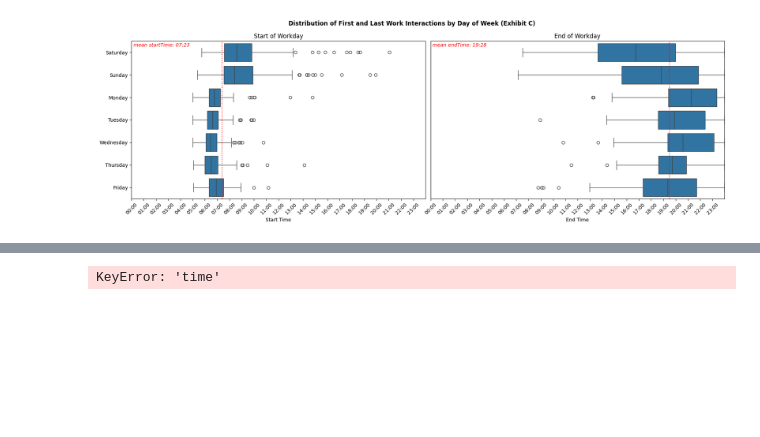
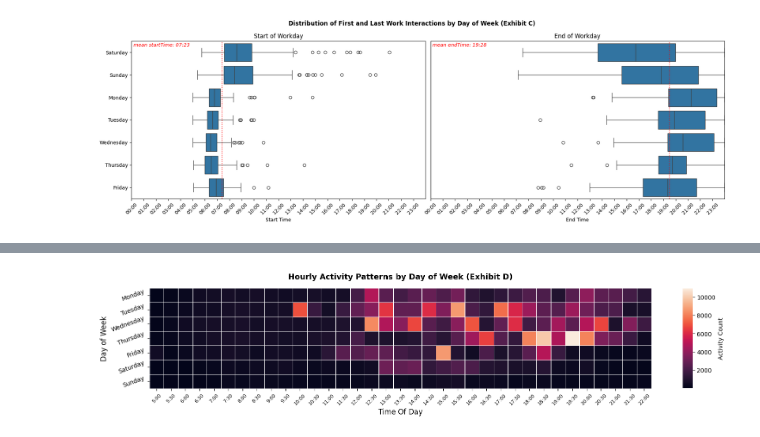
Before and after one commit to SB0912/Consulting-Portfolio, a Jupyter notebook: HvT.ipynb, the cells around one changed output, grey strips where cells are left out. Cells and saved outputs as stored; diff of their text form; code cells hidden in the pictures; blank space fills up the shorter version.

```diff
--- a/HvT.ipynb
+++ b/HvT.ipynb
@@ -368,22 +339,49 @@ plt.show()
-# %%
-curser.execute("select * from AllStamps having time(date) >= '05:00:00' ")
-
-AllStamps = curser.fetchall()
-headers = [i[0] for i in curser.description]
-AllStampsDf = pd.DataFrame(AllStamps, columns=[headers], index=None)
-AllStampsDf.columns = ['_'.join(col) if isinstance(col, tuple) else col for col in AllStampsDf.columns]
-AllStampsDf['date'] = pd.to_datetime(AllStampsDf['date'])
-AllStampsDf['time'] = AllStampsDf['time'].apply(lambda x: str(x).split()[-1])
-display(AllStampsDf)
-
-facebookTs = pd.read_csv('C:\\Users\\Greg\\Documents\\Repos\\FacebookTs.csv')
-facebookTs['date'] = facebookTs['date'] + ' ' + facebookTs['time']
-facebookTs.drop('time', axis=1, inplace=True)
-facebookTs['date'] = pd.to_datetime(facebookTs['date'])
-facebookTs['SourceT'] = 'facebook'
-
-print(facebookTs.info())
-print(facebookTs.head())
-# %% [output]
-KeyError: 'time'
+# %%
+curser.execute("SELECT * FROM AllStamps WHERE TIME(date) >= '05:00:00'")
+AllStampsDf = pd.DataFrame(curser.fetchall(), columns=[i[0] for i in curser.description])
+AllStampsDf['date'] = pd.to_datetime(AllStampsDf['date'])
+
+facebookTs = pd.read_csv('C:\\Users\\Greg\\Documents\\Repos\\FacebookTs.csv')
+facebookTs['date'] = pd.to_datetime(facebookTs['date'] + ' ' + facebookTs.pop('time'))
+facebookTs['SourceT'] = 'facebook'
+
+AllStampsDf['hour'] = AllStampsDf['date'].dt.hour + AllStampsDf['date'].dt.minute/60  # Decimal hours
+AllStampsDf['day_of_week'] = AllStampsDf['date'].dt.day_name()
+
+weekday_order = ['Monday', 'Tuesday', 'Wednesday', 'Thursday', 'Friday', 'Saturday', 'Sunday']
+
+# Create bins from 5AM to midnight
+time_bins = [5 + 0.5*i for i in range(36)]
+time_labels = [f"{h//1:.0f}:{str(int((h%1)*60)).zfill(2)}" for h in time_bins[:-1]]
+
+# Create pivot table
+heatmap_data = pd.pivot_table(
+    AllStampsDf,
+    values='date',
+    index='day_of_week',
+    columns=pd.cut(AllStampsDf['hour'], bins=time_bins, labels=time_labels),
+    aggfunc='count',
+    fill_value=0,
+    observed=False
+).reindex(weekday_order)
+
+# Plot heatmap
+plt.figure(figsize=(16, 8))
+sns.heatmap(
+    heatmap_data,
+    cbar_kws={'label': 'Activity Count', 'shrink': 0.3, 'aspect': 10},
+    linewidths=0.5,
+    square=True
+)
+
+# Formatting
+plt.title('Hourly Activity Patterns by Day of Week (Exhibit D)', pad=15, fontsize=14, fontweight='bold')
+plt.xlabel('Time Of Day', fontsize=12)
+plt.ylabel('Day of Week', fontsize=12)
+plt.xticks(rotation=45, fontsize=8)
+plt.yticks(rotation=20)
+plt.tight_layout()
+plt.show()
+# %% [output]
+[figure, added]
 # %%
```
Also changed, not shown: parts of 4 cells of this notebook.
